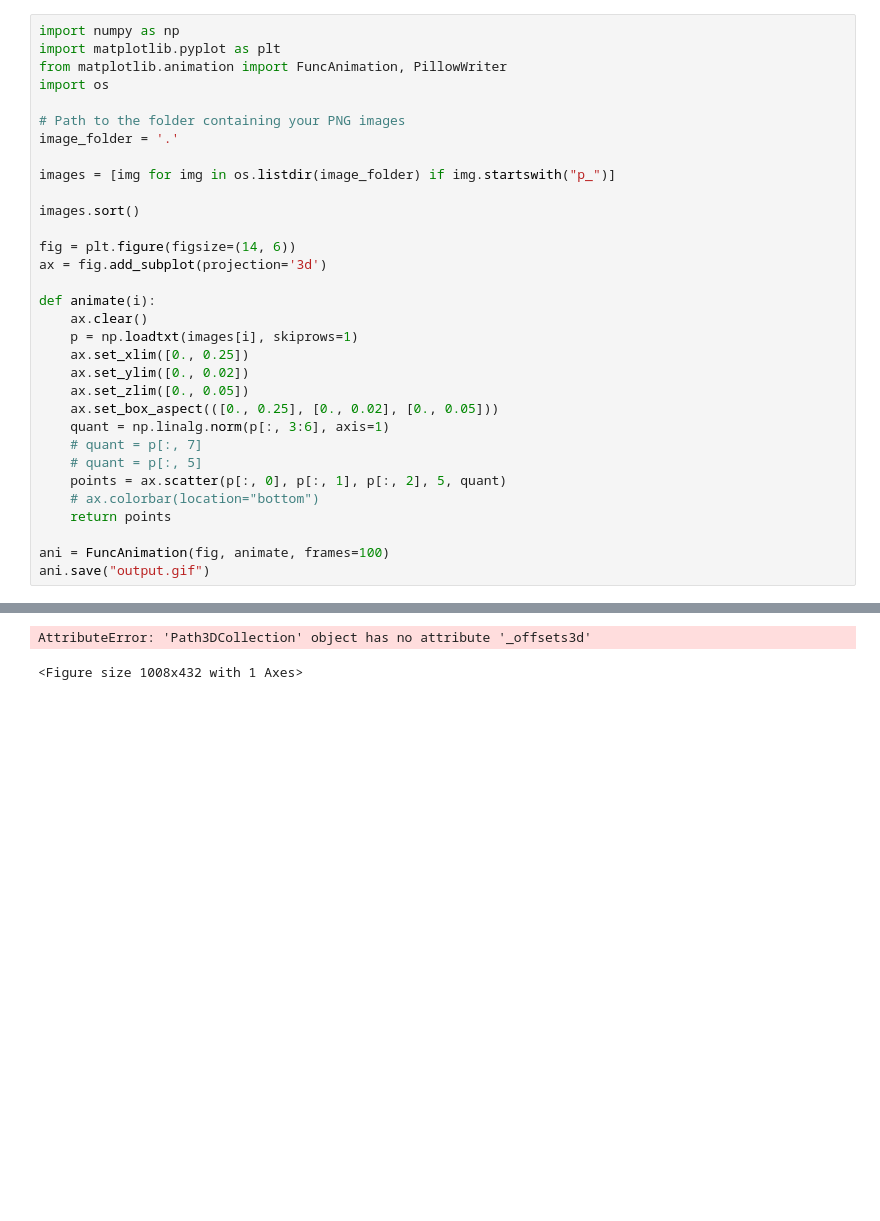
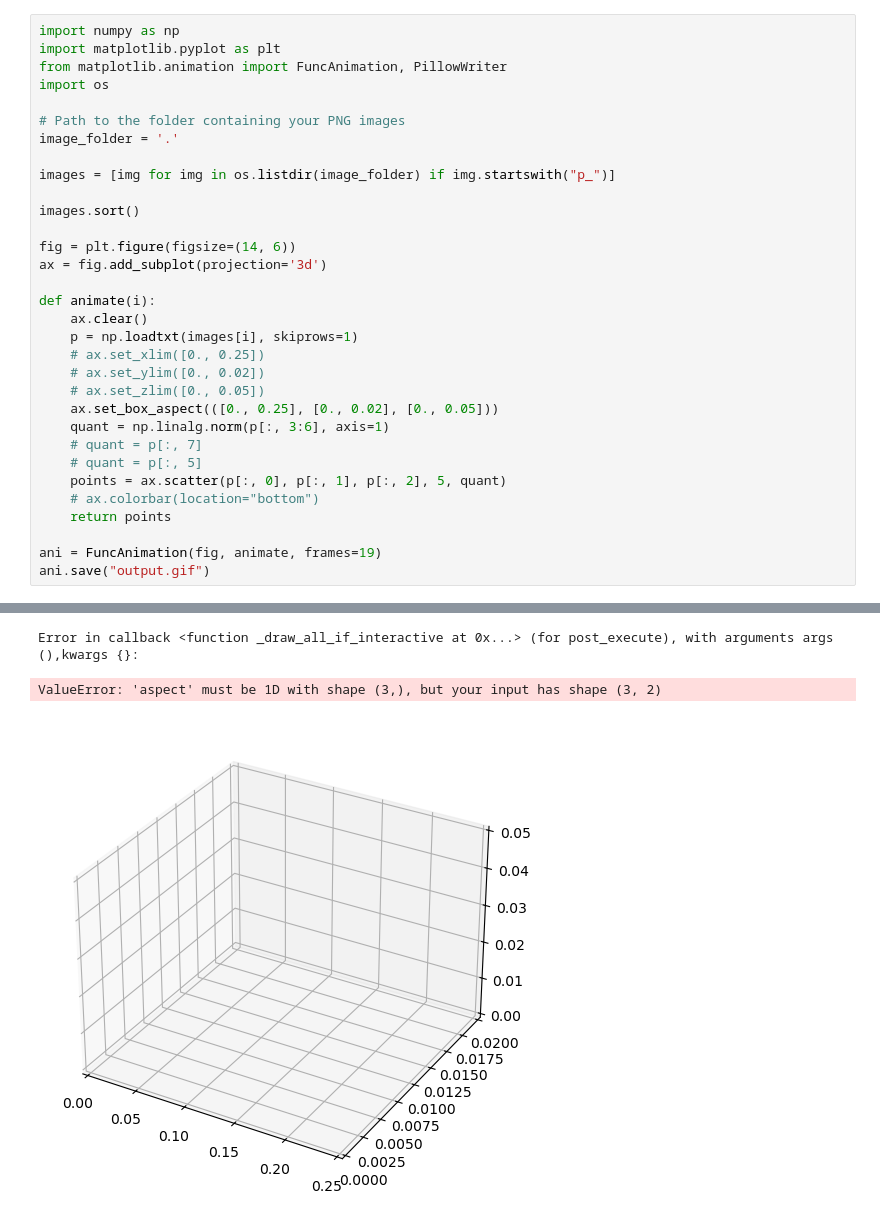
Before and after one commit to edoyango/GraMPM, a Jupyter notebook: plot.ipynb, the cells around one changed output, grey strips where cells are left out. Drawn from its saved outputs; the diff is of its cells as text; blank space fills up the shorter version.

Commit message:
improve plotting notebook a bit

```diff
--- a/plot.ipynb
+++ b/plot.ipynb
@@ -2,36 +2,37 @@
 import numpy as np
 import matplotlib.pyplot as plt
 from matplotlib.animation import FuncAnimation, PillowWriter
 import os
 
 # Path to the folder containing your PNG images
 image_folder = '.'
 
 images = [img for img in os.listdir(image_folder) if img.startswith("p_")]
 
 images.sort()
 
 fig = plt.figure(figsize=(14, 6))
 ax = fig.add_subplot(projection='3d')
 
 def animate(i):
     ax.clear()
     p = np.loadtxt(images[i], skiprows=1)
-    ax.set_xlim([0., 0.25])
-    ax.set_ylim([0., 0.02])
-    ax.set_zlim([0., 0.05])
+    # ax.set_xlim([0., 0.25])
+    # ax.set_ylim([0., 0.02])
+    # ax.set_zlim([0., 0.05])
     ax.set_box_aspect(([0., 0.25], [0., 0.02], [0., 0.05]))
     quant = np.linalg.norm(p[:, 3:6], axis=1)
     # quant = p[:, 7]
     # quant = p[:, 5]
     points = ax.scatter(p[:, 0], p[:, 1], p[:, 2], 5, quant)
     # ax.colorbar(location="bottom")
     return points
 
-ani = FuncAnimation(fig, animate, frames=100)
+ani = FuncAnimation(fig, animate, frames=19)
 ani.save("output.gif")
 # %% [output]
 MovieWriter ffmpeg unavailable; using Pillow instead.
 IndexError: list index out of range
-AttributeError: 'Path3DCollection' object has no attribute '_offsets3d'
+Error in callback <function _draw_all_if_interactive at 0x...> (for post_execute), with arguments args (),kwargs {}:
-<Figure size 1008x432 with 1 Axes>
+ValueError: 'aspect' must be 1D with shape (3,), but your input has shape (3, 2)
+[figure, added]
```
